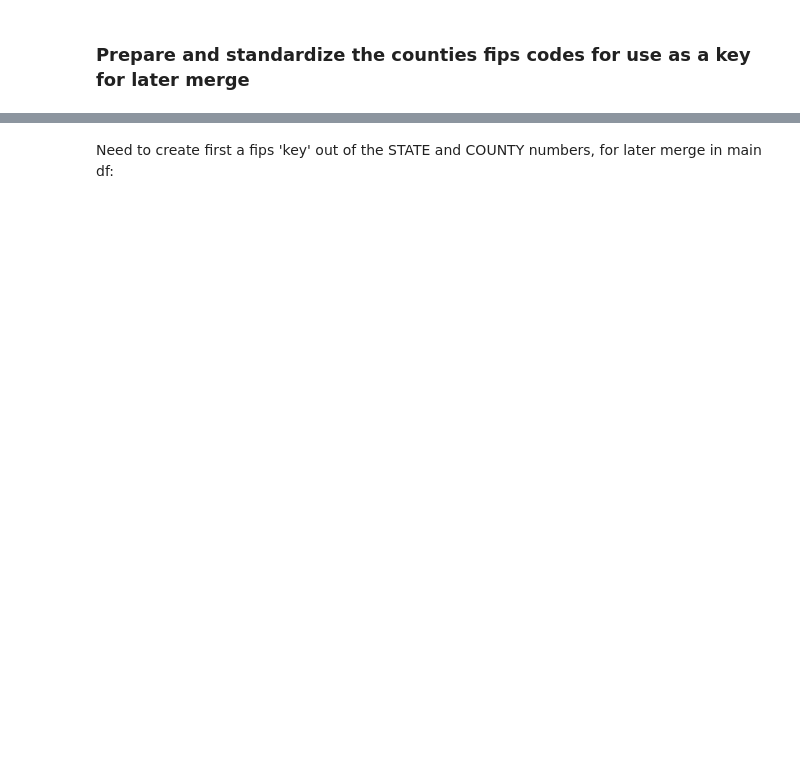
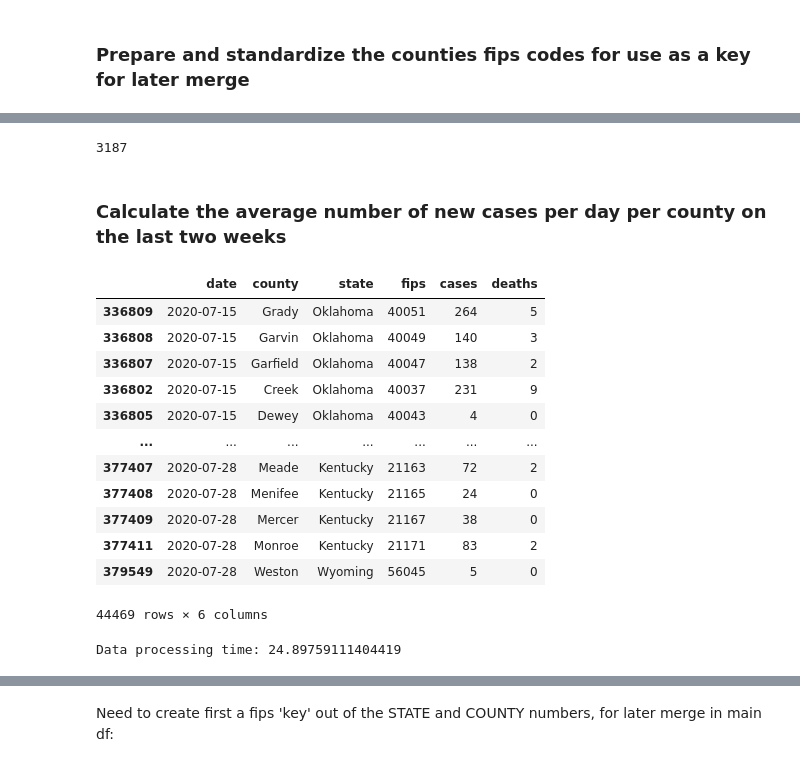
Before and after one commit to mtlberri/covid-19-data, a Jupyter notebook: covid-study.ipynb, the cells around one changed output, grey strips where cells are left out. Saved outputs shown, nothing was run; the diff lists cells and outputs as text; code cells hidden in the pictures; blank space fills up the shorter version.

```diff
--- a/covid-study.ipynb
+++ b/covid-study.ipynb
@@ -113,6 +114,8 @@ fig.savefig(f'output_visuals/Evolution_total_number_of_cases_through_time_' \
 # %%
-# Initiate dfm dataframe to do that mask correlation analysis\
+# Initiate dfm dataframe to do that mask correlation analysis (cases per county through time)
 dfm0 = pd.read_csv('us-counties.csv')
+# Cast date into proper datetime objects
+dfm0['date'] = dfm0['date'].apply(lambda x: pd.Timestamp(x))
 dfm0.head()
 # %% [output]
 |  | date | county | state | fips | cases | deaths |
@@ -168,0 +171,4 @@ dfm0.head()
+# %%
+# For now, droppping counties without fip (may have to change that in the future, because dropping NYC)
+dfm0 = dfm0[dfm0.fips != '']
+len(dfm0)
@@ -168,0 +190,40 @@ dfm0.head()
+# %%
+# Number of lines (counties)
+len(dfm)
+# %% [output]
+3187
+# %% [markdown]
+### Calculate the average number of new cases per day per county on the last two weeks
+# %%
+# Calulate the new cases each day
+dfm1 = dfm0.copy()
+dfm1.sort_values(by='date', inplace=True)
+# Only keep the last two keeks
+time_condition = dfm1['date'].iloc[-1] - dfm1['date'] < pd.Timedelta(weeks=2)
+dfm1 = dfm1[time_condition]
+dfm1
+# %% [output]
+|  | date | county | state | fips | cases | deaths |
+| 336809 | 2020-07-15 | Grady | Oklahoma | 40051 | 264 | 5 |
+| 336808 | 2020-07-15 | Garvin | Oklahoma | 40049 | 140 | 3 |
+| 336807 | 2020-07-15 | Garfield | Oklahoma | 40047 | 138 | 2 |
+| 336802 | 2020-07-15 | Creek | Oklahoma | 40037 | 231 | 9 |
+| 336805 | 2020-07-15 | Dewey | Oklahoma | 40043 | 4 | 0 |
+| ... | ... | ... | ... | ... | ... | ... |
+| 377407 | 2020-07-28 | Meade | Kentucky | 21163 | 72 | 2 |
+| 377408 | 2020-07-28 | Menifee | Kentucky | 21165 | 24 | 0 |
+| 377409 | 2020-07-28 | Mercer | Kentucky | 21167 | 38 | 0 |
+| 377411 | 2020-07-28 | Monroe | Kentucky | 21171 | 83 | 2 |
+| 379549 | 2020-07-28 | Weston | Wyoming | 56045 | 5 | 0 |
+44469 rows × 6 columns
+# %%
+# Loop through the counties (using their fips) and compute mean of new cases on past two weeks
+start_time = time.time()
+for fips in dfm.fips:
+    dfc = dfm1[dfm1.fips == fips].copy()
+    dfc['new_cases'] = dfc.cases - dfc.cases.shift(1)
+    fips_mean = dfc.new_cases.mean()
+    dfm.loc[dfm.fips == fips, 'new_cases_m2w'] = fips_mean
+print(f'Data processing time: {time.time() - start_time}')
+# %% [output]
+Data processing time: 24.89759111404419
```
Also changed, not shown: parts of 44 cells of this notebook.
